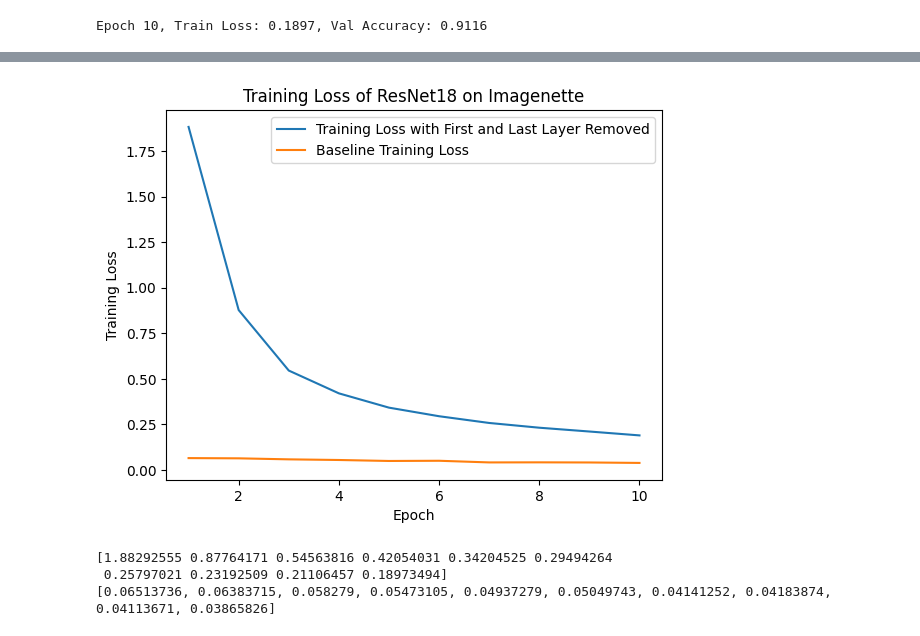
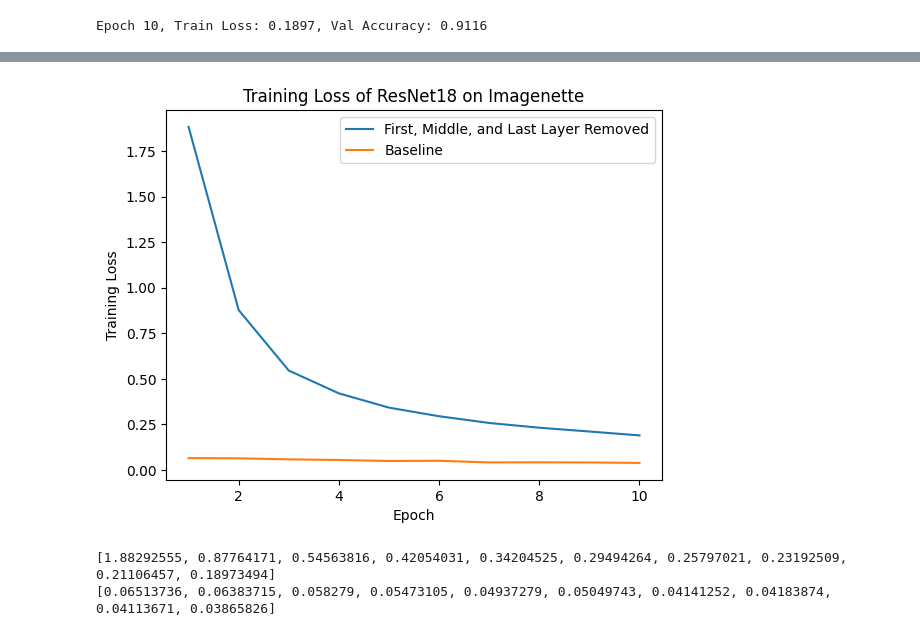
Before and after one commit to akutuva21/frozen, a Jupyter notebook: RESNET/RESNET_firstmiddlelast.ipynb, the cells around one changed output, grey strips where cells are left out. Saved outputs shown, nothing was run; the diff lists cells and outputs as text; code cells hidden in the pictures.

```diff
--- a/RESNET/RESNET_firstmiddlelast.ipynb
+++ b/RESNET/RESNET_firstmiddlelast.ipynb
@@ -242,11 +242,13 @@ Epoch 9, Train Loss: 0.2111, Val Accuracy: 0.9062
 Epoch 10, Train Loss: 0.1897, Val Accuracy: 0.9116
 # %%
 #code for plotting the graphs below - just copy-pasted the val and training values into lists
+num_epochs = 10
+val_accuracy_changed = [0.63159236, 0.80101911, 0.84942675, 0.86598726, 0.88254777, 0.89146497, 0.89808917, 0.90292994, 0.90624204, 0.91159236]
 val_accuracies = [0.97503185, 0.96968153, 0.97299363, 0.97019108, 0.9722293,  0.97375796, 0.97171975, 0.96968153, 0.97248408, 0.97146497]
 
 epoch = [i for i in range(1,num_epochs+1)]
-plt.plot(epoch, val_accuracy_changed, label="Validation Accuracy with First and Last Layer Removed")
-plt.plot(epoch, val_accuracies, label="Baseline Validation Accuracy")
+plt.plot(epoch, val_accuracy_changed, label="First, Middle, and Last Layer Removed")
+plt.plot(epoch, val_accuracies, label="Baseline")
 plt.title("Validation Accuracy of ResNet18 on Imagenette")
 plt.legend()
 plt.ylabel("Accuracy")
@@ -262,19 +263,18 @@ print(val_accuracies)
 [0.97503185, 0.96968153, 0.97299363, 0.97019108, 0.9722293, 0.97375796, 0.97171975, 0.96968153, 0.97248408, 0.97146497]
 # %%
 train_losses = [0.06513736, 0.06383715, 0.058279, 0.05473105, 0.04937279, 0.05049743, 0.04141252, 0.04183874, 0.04113671, 0.03865826]
-
-plt.plot(epoch, train_loss_changed, label="Training Loss with First and Last Layer Removed")
-plt.plot(epoch, train_losses, label="Baseline Training Loss")
+train_loss_changed = [1.88292555, 0.87764171, 0.54563816, 0.42054031, 0.34204525, 0.29494264, 0.25797021, 0.23192509, 0.21106457, 0.18973494]
+plt.plot(epoch, train_loss_changed, label="First, Middle, and Last Layer Removed")
+plt.plot(epoch, train_losses, label="Baseline")
 plt.title("Training Loss of ResNet18 on Imagenette")
 plt.ylabel("Training Loss")
 plt.xlabel("Epoch")
 plt.legend()
 plt.show()
 
 print(train_loss_changed)
 print(train_losses)
 # %% [output]
-[figure, old version]
+[figure, new version]
-[1.88292555 0.87764171 0.54563816 0.42054031 0.34204525 0.29494264
- 0.25797021 0.23192509 0.21106457 0.18973494]
+[1.88292555, 0.87764171, 0.54563816, 0.42054031, 0.34204525, 0.29494264, 0.25797021, 0.23192509, 0.21106457, 0.18973494]
 [0.06513736, 0.06383715, 0.058279, 0.05473105, 0.04937279, 0.05049743, 0.04141252, 0.04183874, 0.04113671, 0.03865826]
```
Also changed, not shown: parts of 1 cell of this notebook, 5 other files.
